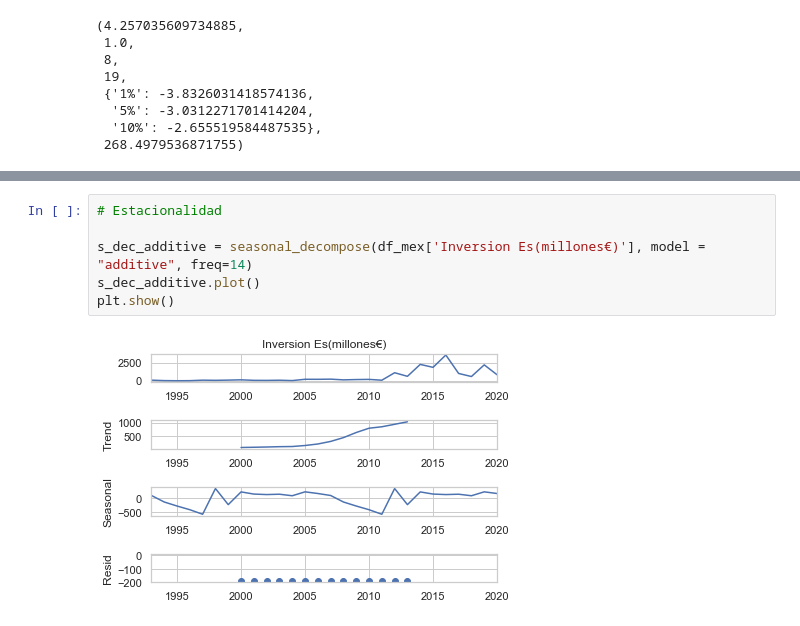
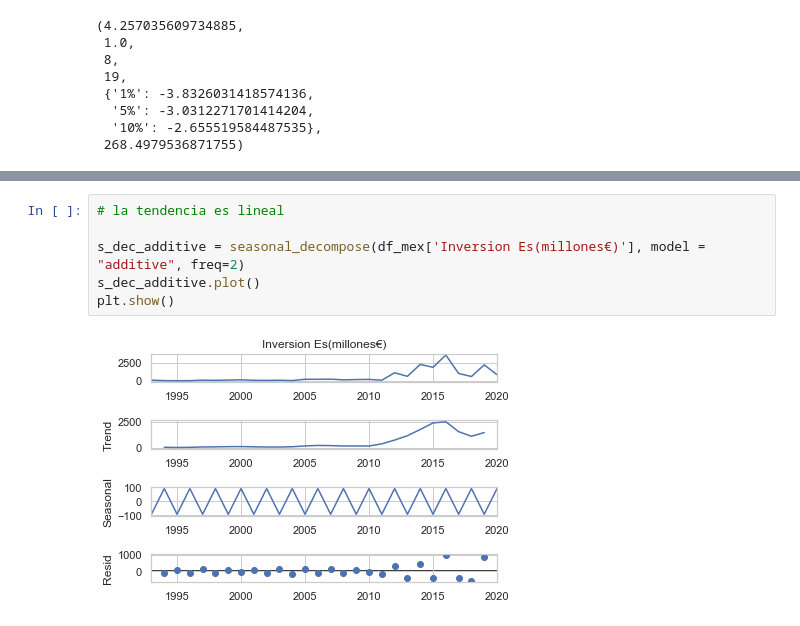
Before and after one commit to Afri-cola/Kschool-TFM, a Jupyter notebook: Inversion ES.ipynb, the cells around one changed output, grey strips where cells are left out. Cells and saved outputs as stored; diff of their text form.

Commit message:
inversion española

```diff
--- a/Inversion ES.ipynb
+++ b/Inversion ES.ipynb
@@ -379,8 +389,8 @@ Para comprobar si existe estacionalidad:
 # %%
-# Estacionalidad
+# la tendencia es lineal
 
-s_dec_additive = seasonal_decompose(df_mex['Inversion Es(millones€)'], model = "additive", freq=14)
+s_dec_additive = seasonal_decompose(df_mex['Inversion Es(millones€)'], model = "additive", freq=2)
 s_dec_additive.plot()
 plt.show()
 # %% [output]
-[figure, old version]
+[figure, new version]
```
Also changed, not shown: parts of 7 cells of this notebook.
